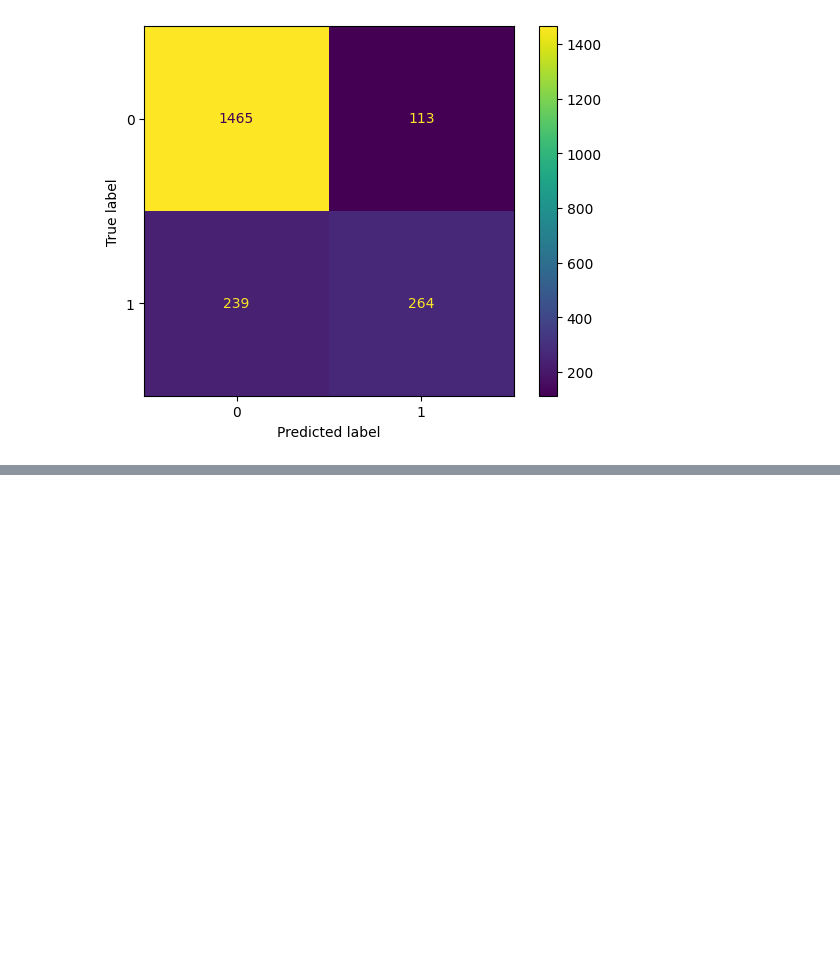
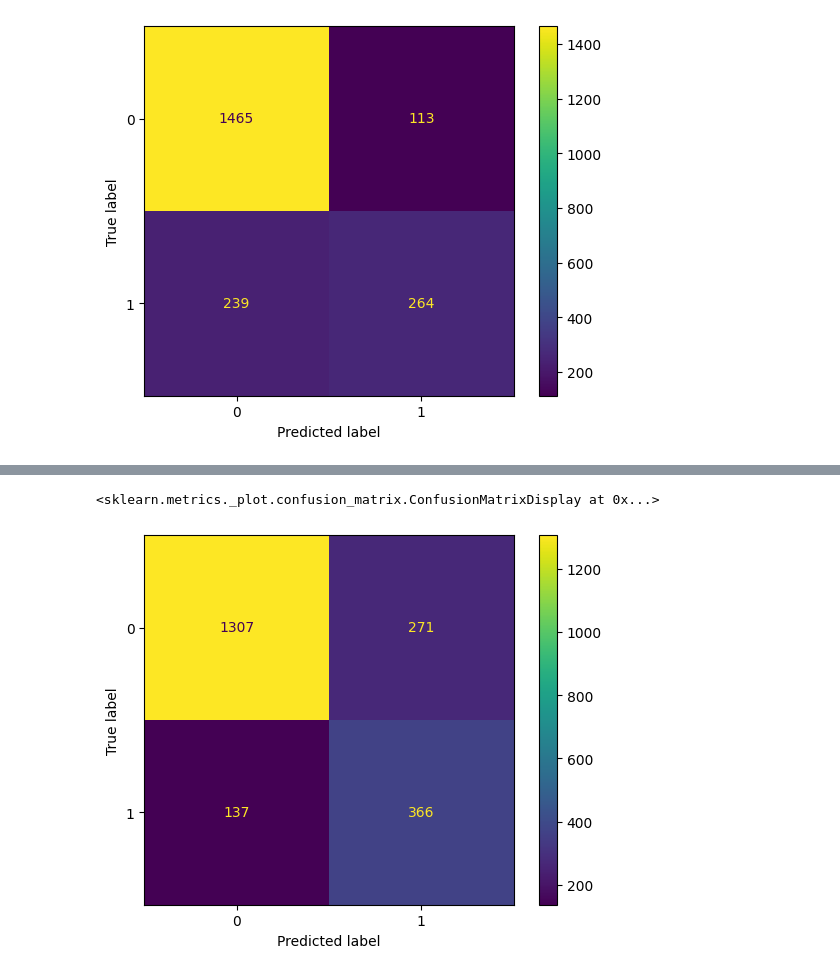
Before and after one commit to vTheWise/speech_language_impairment_detection, a Jupyter notebook: wav2vec.ipynb, the cells around one changed output, grey strips where cells are left out. Cells and saved outputs as stored; diff of their text form; code cells hidden in the pictures; blank space fills up the shorter version.

Commit message:
Wav2Vec + SMOTE

```diff
--- a/wav2vec.ipynb
+++ b/wav2vec.ipynb
@@ -260,0 +265,9 @@ disp.plot()
+# %%
+sm = SMOTE(random_state=42)
+X_res, y_res = sm.fit_resample(X_train, y_train)
+# %%
+# define classifier
+mlp_smote = MLPClassifier()
+
+# train classifier
+mlp_smote.fit(X_res, y_res)
@@ -260,0 +276,3 @@ disp.plot()
+# %%
+y_pred_mlp_smote = mlp_smote.predict(X_test)
+print(classification_report(y_test, y_pred_mlp_smote))
@@ -260,0 +288,7 @@ disp.plot()
+# %%
+cm = confusion_matrix(y_test, y_pred_mlp_smote, labels=mlp_smote.classes_)
+disp = ConfusionMatrixDisplay(confusion_matrix=cm, display_labels=mlp_smote.classes_)
+disp.plot()
+# %% [output]
+<sklearn.metrics._plot.confusion_matrix.ConfusionMatrixDisplay at 0x...>
+[figure, added]
```
Also changed, not shown: parts of 4 cells of this notebook.
